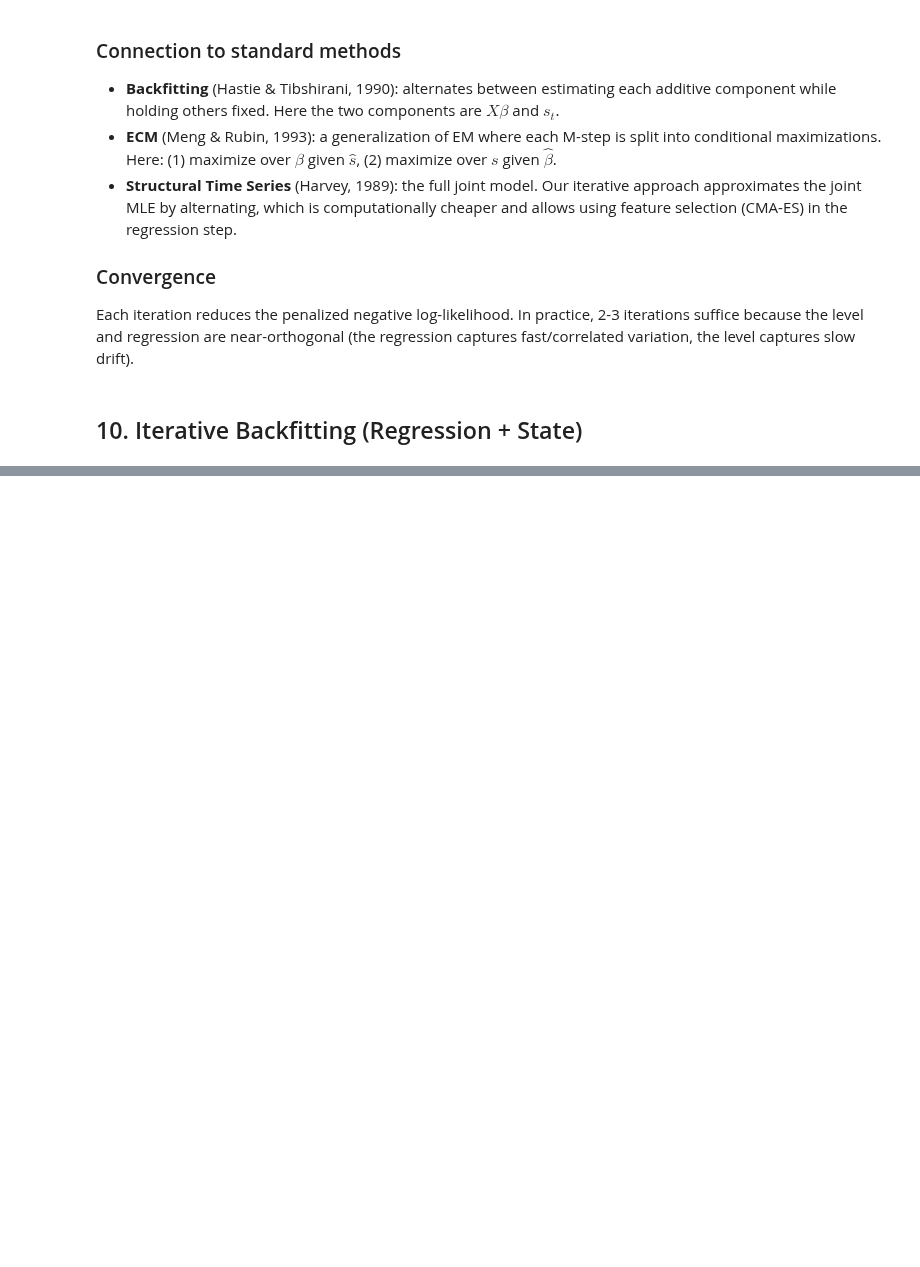
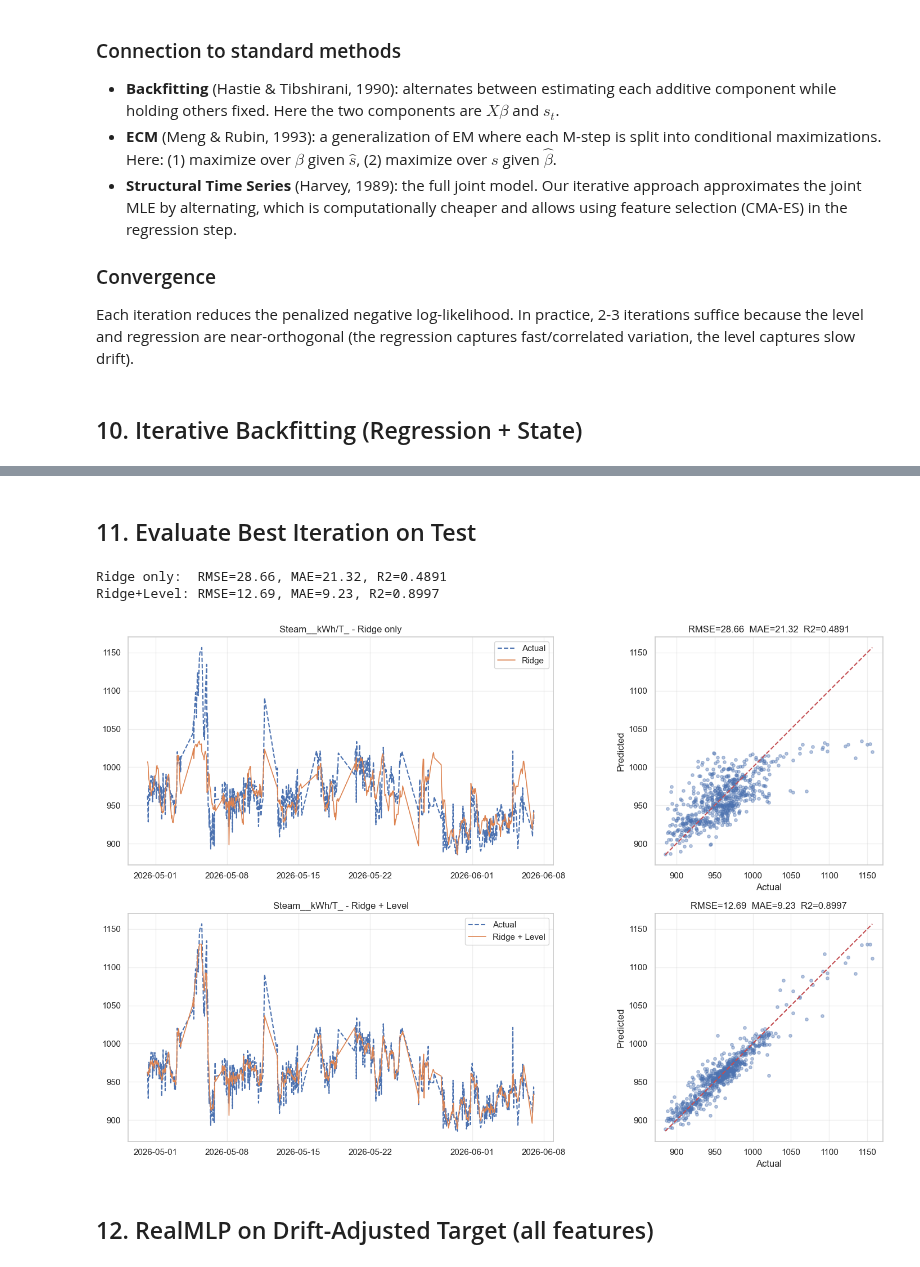
Before and after one commit to Miggon-dev/costimiser2, a Jupyter notebook: training/training4_clean.ipynb, the cells around one changed output, grey strips where cells are left out. Saved outputs shown, nothing was run; the diff lists cells and outputs as text; code cells hidden in the pictures; blank space fills up the shorter version.

```diff
--- a/training/training4_clean.ipynb
+++ b/training/training4_clean.ipynb
@@ -557,0 +503,74 @@ plt.show()
+# %% [markdown]
+## 11. Evaluate Best Iteration on Test
+# %%
+from sklearn.metrics import mean_squared_error, r2_score, mean_absolute_error
+
+# Use the estimator directly from the best backfit iteration
+est = backfit_result['feature_selection_result'].final_estimator
+features = backfit_result['selected_features']
+
+# Predict on already-transformed test data
+y_test_pred = est.predict(Xte[features].values)
+y_test_actual = yte.values
+
+# Metrics (Ridge only)
+rmse = np.sqrt(mean_squared_error(y_test_actual, y_test_pred))
+mae = mean_absolute_error(y_test_actual, y_test_pred)
+r2 = r2_score(y_test_actual, y_test_pred)
+print(f'Ridge only:  RMSE={rmse:.2f}, MAE={mae:.2f}, R2={r2:.4f}')
+
+# Metrics (Ridge + Level)
+y_test_combined = backfit_result['y_test_combined'].values
+rmse_c = np.sqrt(mean_squared_error(y_test_actual, y_test_combined))
+mae_c = mean_absolute_error(y_test_actual, y_test_combined)
+r2_c = r2_score(y_test_actual, y_test_combined)
+print(f'Ridge+Level: RMSE={rmse_c:.2f}, MAE={mae_c:.2f}, R2={r2_c:.4f}')
+# %% [output]
+Ridge only:  RMSE=28.66, MAE=21.32, R2=0.4891
+Ridge+Level: RMSE=12.69, MAE=9.23, R2=0.8997
+# %%
+# Time series and scatter plots
+test_index = yte.index
+
+fig, axes = plt.subplots(2, 2, figsize=(16, 10))
+
+# Top row: Ridge only
+axes[0, 0].plot(test_index, y_test_actual, label='Actual', lw=1.5, ls='--')
+axes[0, 0].plot(test_index, y_test_pred, label='Ridge', lw=1.2)
+axes[0, 0].set_title(f'{Y_COLUMN} - Ridge only')
+axes[0, 0].legend()
+axes[0, 0].grid(alpha=0.3)
+
+axes[0, 1].scatter(y_test_actual, y_test_pred, alpha=0.4, s=15)
+lims = [min(y_test_actual.min(), y_test_pred.min()),
+        max(y_test_actual.max(), y_test_pred.max())]
+axes[0, 1].plot(lims, lims, 'r--', lw=1.5)
+axes[0, 1].set_xlabel('Actual')
+axes[0, 1].set_ylabel('Predicted')
+axes[0, 1].set_title(f'RMSE={rmse:.2f}  MAE={mae:.2f}  R2={r2:.4f}')
+axes[0, 1].set_aspect('equal', adjustable='box')
+axes[0, 1].grid(alpha=0.3)
+
+# Bottom row: Ridge + Level
+axes[1, 0].plot(test_index, y_test_actual, label='Actual', lw=1.5, ls='--')
+axes[1, 0].plot(test_index, y_test_combined, label='Ridge + Level', lw=1.2)
+axes[1, 0].set_title(f'{Y_COLUMN} - Ridge + Level')
+axes[1, 0].legend()
+axes[1, 0].grid(alpha=0.3)
+
+axes[1, 1].scatter(y_test_actual, y_test_combined, alpha=0.4, s=15)
+lims_c = [min(y_test_actual.min(), y_test_combined.min()),
+          max(y_test_actual.max(), y_test_combined.max())]
+axes[1, 1].plot(lims_c, lims_c, 'r--', lw=1.5)
+axes[1, 1].set_xlabel('Actual')
+axes[1, 1].set_ylabel('Predicted')
+axes[1, 1].set_title(f'RMSE={rmse_c:.2f}  MAE={mae_c:.2f}  R2={r2_c:.4f}')
+axes[1, 1].set_aspect('equal', adjustable='box')
+axes[1, 1].grid(alpha=0.3)
+
+plt.tight_layout()
+plt.show()
+# %% [output]
+[figure, added]
+# %% [markdown]
+## 12. RealMLP on Drift-Adjusted Target (all features)
```
Also changed, not shown: parts of 23 cells of this notebook, 3 other files.
